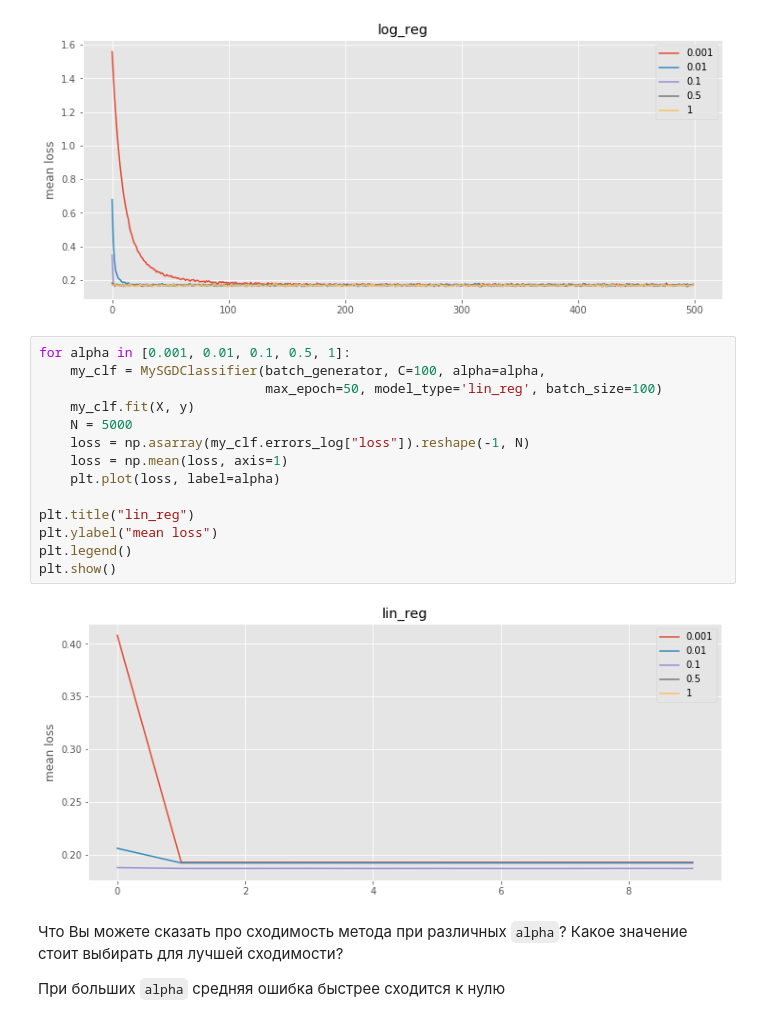
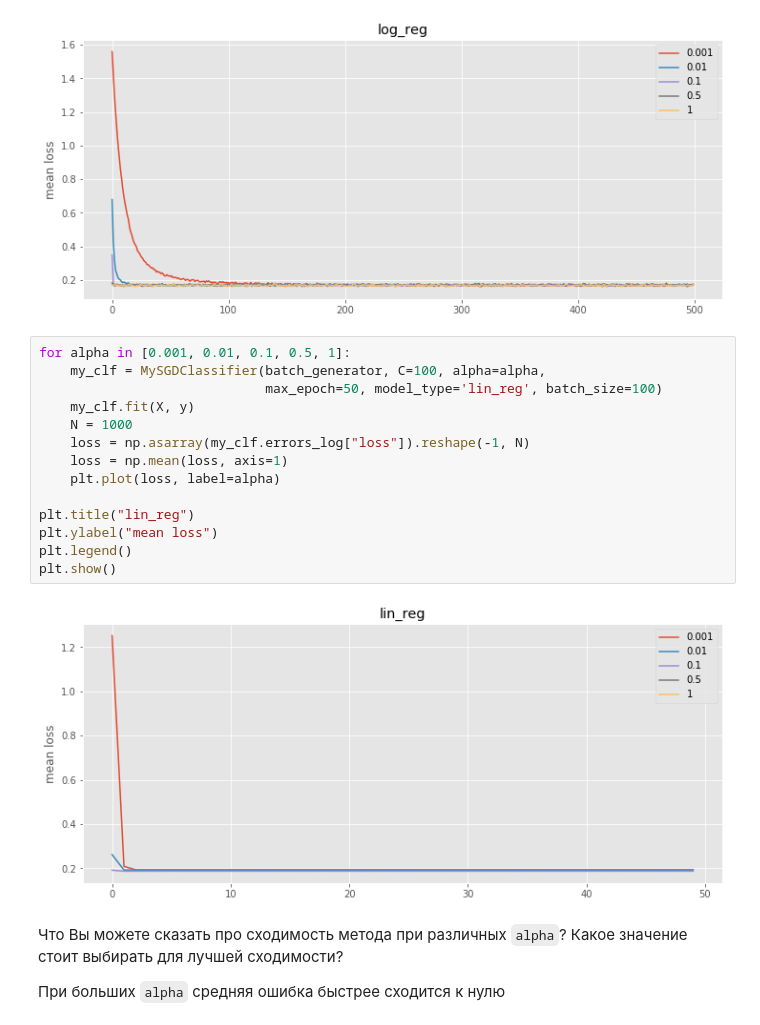
Before and after one commit to Misha77k/ML_technosphere_2021, a Jupyter notebook: sonin_hw2.ipynb, the cells around one changed output. Drawn from its saved outputs; the diff is of its cells as text.

```diff
--- a/sonin_hw2.ipynb
+++ b/sonin_hw2.ipynb
@@ -464,19 +464,19 @@ plt.show()
 # %%
 for alpha in [0.001, 0.01, 0.1, 0.5, 1]:
     my_clf = MySGDClassifier(batch_generator, C=100, alpha=alpha,
                              max_epoch=50, model_type='lin_reg', batch_size=100)
     my_clf.fit(X, y)
-    N = 5000
+    N = 1000
     loss = np.asarray(my_clf.errors_log["loss"]).reshape(-1, N)
     loss = np.mean(loss, axis=1)
     plt.plot(loss, label=alpha)
 
 plt.title("lin_reg")
 plt.ylabel("mean loss")
 plt.legend()
 plt.show()
 # %% [output]
-[figure, old version]
+[figure, new version]
 # %% [markdown]
 Что Вы можете сказать про сходимость метода при различных `alpha`? Какое значение стоит выбирать для лучшей сходимости?
 
```
Also changed, not shown: parts of 8 cells of this notebook.
